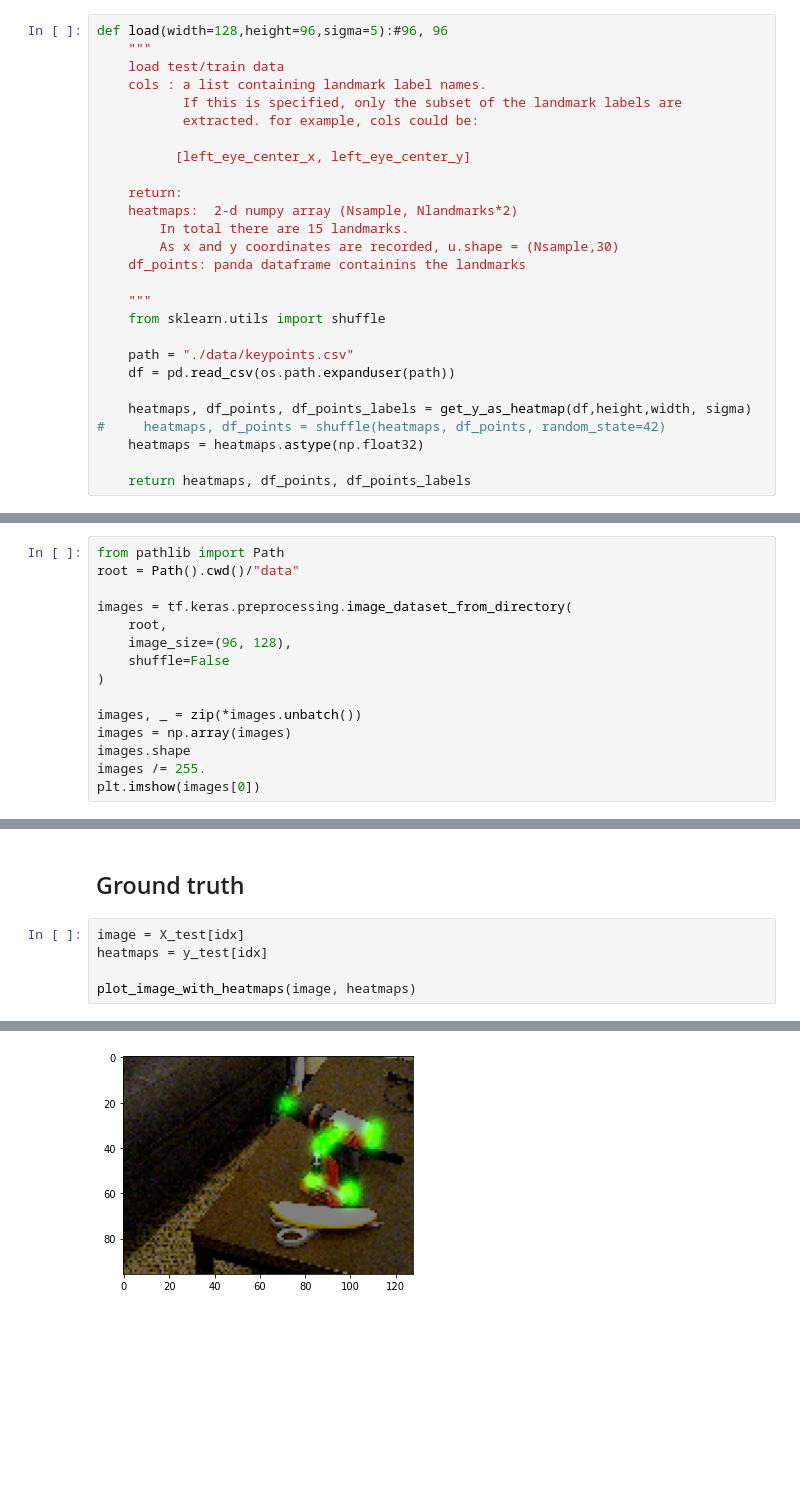
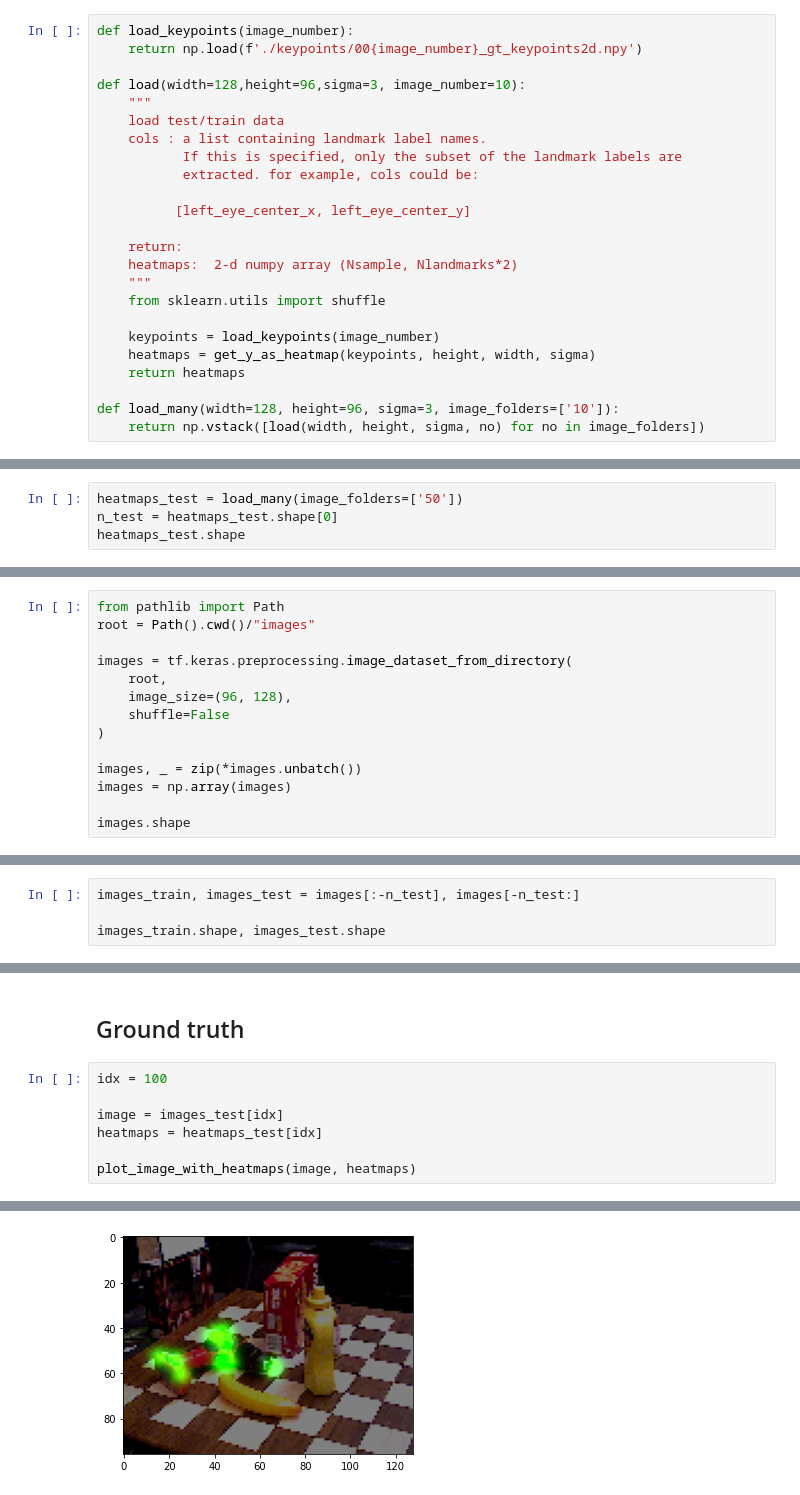
Before and after one commit to cziczer/uczenie-maszyn, a Jupyter notebook: Keypoints lab/Drill keypoints detection.ipynb, the cells around one changed output, grey strips where cells are left out. Saved outputs shown, nothing was run; the diff lists cells and outputs as text; blank space fills up the shorter version.

```diff
--- a/Keypoints lab/Drill keypoints detection.ipynb
+++ b/Keypoints lab/Drill keypoints detection.ipynb
@@ -51,5 +31,8 @@ def get_y_as_heatmap(df,height,width, sigma):
 # %%
-def load(width=128,height=96,sigma=5):#96, 96
+def load_keypoints(image_number):
+    return np.load(f'./keypoints/00{image_number}_gt_keypoints2d.npy')
+
+def load(width=128,height=96,sigma=3, image_number=10):
     """
     load test/train data
     cols : a list containing landmark label names.
@@ -60,18 +43,12 @@ def load(width=128,height=96,sigma=5):#96, 96
 
     return:
     heatmaps:  2-d numpy array (Nsample, Nlandmarks*2)
-        In total there are 15 landmarks.
-        As x and y coordinates are recorded, u.shape = (Nsample,30)
-    df_points: panda dataframe containins the landmarks
-
     """
     from sklearn.utils import shuffle
 
-    path = "./data/keypoints.csv"
-    df = pd.read_csv(os.path.expanduser(path))
+    keypoints = load_keypoints(image_number)
+    heatmaps = get_y_as_heatmap(keypoints, height, width, sigma)
+    return heatmaps
 
-    heatmaps, df_points, df_points_labels = get_y_as_heatmap(df,height,width, sigma)
-#     heatmaps, df_points = shuffle(heatmaps, df_points, random_state=42)
-    heatmaps = heatmaps.astype(np.float32)
-
-    return heatmaps, df_points, df_points_labels
+def load_many(width=128, height=96, sigma=3, image_folders=['10']):
+    return np.vstack([load(width, height, sigma, no) for no in image_folders])
@@ -81,0 +60,4 @@ heatmaps, df_points, df_points_labels = load(sigma=sigma)
+# %%
+heatmaps_test = load_many(image_folders=['50'])
+n_test = heatmaps_test.shape[0]
+heatmaps_test.shape
@@ -82,6 +66,6 @@ heatmaps, df_points, df_points_labels = load(sigma=sigma)
 # %%
 from pathlib import Path
-root = Path().cwd()/"data"
+root = Path().cwd()/"images"
 
 images = tf.keras.preprocessing.image_dataset_from_directory(
     root,
@@ -91,7 +75,6 @@ images = tf.keras.preprocessing.image_dataset_from_directory(
 
 images, _ = zip(*images.unbatch())
 images = np.array(images)
+
 images.shape
-images /= 255.
-plt.imshow(images[0])
 # %% [output]
@@ -100,0 +83,4 @@ Found 317 files belonging to 2 classes.
+# %%
+images_train, images_test = images[:-n_test], images[-n_test:]
+
+images_train.shape, images_test.shape
@@ -211,10 +211,12 @@ Clipping input data to the valid range for imshow with RGB data ([0..1] for floa
 # %% [markdown]
 ## Ground truth
 # %%
-image = X_test[idx]
-heatmaps = y_test[idx]
+idx = 100
+
+image = images_test[idx]
+heatmaps = heatmaps_test[idx]
 
 plot_image_with_heatmaps(image, heatmaps)
 # %% [output]
 Clipping input data to the valid range for imshow with RGB data ([0..1] for floats or [0..255] for integers).
-[figure, old version]
+[figure, new version]
```
Also changed, not shown: parts of 24 cells of this notebook, 18 other files.
